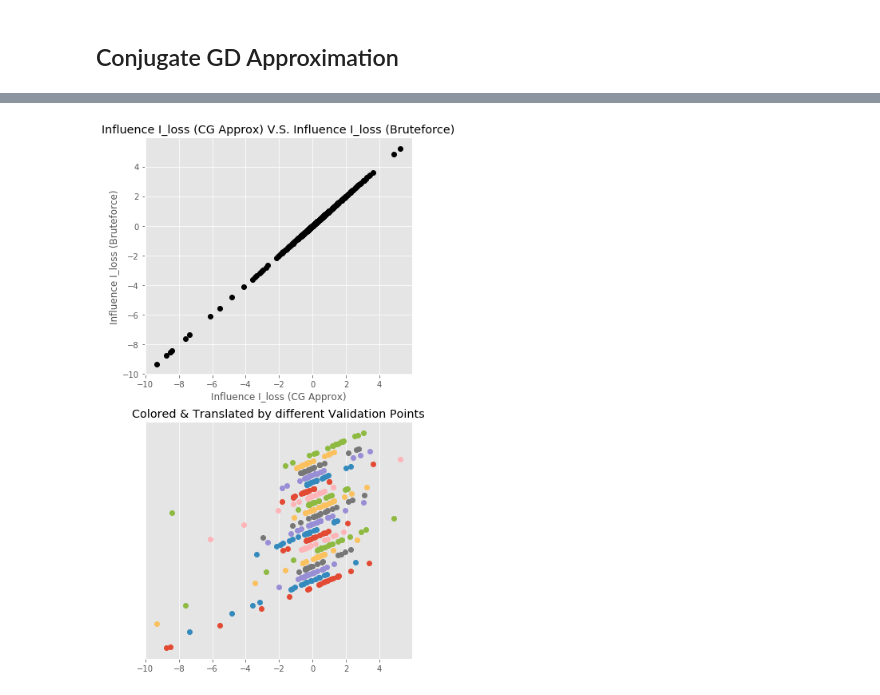
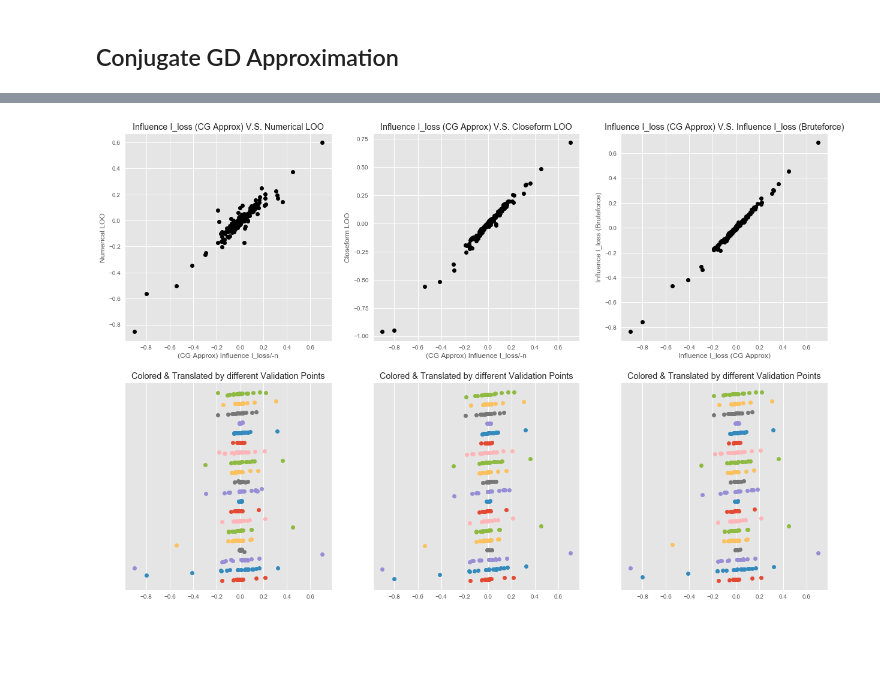
Before and after one commit to zedyang/46927-Project, a Jupyter notebook: ridge_lin_reg.ipynb, the cells around one changed output, grey strips where cells are left out. Saved outputs shown, nothing was run; the diff lists cells and outputs as text; code cells hidden in the pictures; blank space fills up the shorter version.

Commit message:
fix ridge regression

```diff
--- a/ridge_lin_reg.ipynb
+++ b/ridge_lin_reg.ipynb
@@ -150,0 +148,20 @@ for j in range(n_te):
+# %%
+def LOO_closed_form(X_tr, Y_tr, X_te, Y_te, C):
+    n_tr, p = X_tr.shape
+    n_te, _ = X_te.shape
+    ridge_loss = lambda x,y,b: (y-x.dot(b))**2 + c*b.T.dot(b)/n_tr
+    beta_hat = np.linalg.inv(
+        X_tr.T.dot(X_tr)+C*np.eye(p)).dot(X_tr.T).dot(Y_tr)
+    L_full = ridge_loss(X_te, Y_te, beta_hat)
+    loss_diff = np.zeros((n_tr, n_te))
+    for i in range(n_tr):
+        rest_indices = [idx for idx in range(n_tr) if idx!=i]
+        X_loo, Y_loo = X_tr[rest_indices, :], Y_tr[rest_indices, :]
+        beta_loo = np.linalg.inv(
+            X_loo.T.dot(X_loo)+C*np.eye(p)).dot(X_loo.T).dot(Y_loo)
+        L_loo = ridge_loss(X_te, Y_te, beta_loo)
+        loss_diff[i, :] = (L_full - L_loo).T
+    return loss_diff
+
+# closed form loo loss difference
+loo_loss_cf = LOO_closed_form(X_train, y_train, X_test, y_test, c)
@@ -175,21 +232,40 @@ Wall time: 2.24 s
 # %%
-fig, axes = plt.subplots(2, 1,figsize=(6,12))
+fig, axes = plt.subplots(2, 3 ,figsize=(21,14))
 n_tr, _ = X_train.shape
 n_te, _ = X_test.shape
 
 for j in range(n_te):
-    axes[0].plot(I_loss_cg[j,:]/(-n_tr), I_loss_bf[j,:]/(-n_tr),
+    axes[0,0].plot(I_loss_cg[j,:]/(-n_tr), I_loss_loo[j,:],
+                 'o', color='black')
+    axes[0,1].plot(I_loss_cg[j,:]/(-n_tr), loo_loss_cf[j,:],
+                 'o', color='black')
+    axes[0,2].plot(I_loss_cg[j,:]/(-n_tr), I_loss_bf[j,:]/(-n_tr),
                  'o', color='black')
 
-    axes[1].plot(I_loss_cg[j,:]/(-n_tr), I_loss_bf[j,:]/(-n_tr)+j, 'o')
+    axes[1,0].plot(I_loss_cg[j,:]/(-n_tr), I_loss_loo[j,:]+j, 'o')
+    axes[1,1].plot(I_loss_cg[j,:]/(-n_tr), loo_loss_cf[j,:]+j, 'o')
+    axes[1,2].plot(I_loss_cg[j,:]/(-n_tr), I_loss_bf[j,:]/(-n_tr)+j, 'o')
 
-axes[0].update({
+axes[0,0].update({
+    'title':'Influence I_loss (CG Approx) V.S. Numerical LOO',
+    'xlabel': '(CG Approx) Influence I_loss/-n',
+    'ylabel': 'Numerical LOO'})
+axes[0,1].update({
+    'title':'Influence I_loss (CG Approx) V.S. Closeform LOO',
+    'xlabel': '(CG Approx) Influence I_loss/-n',
+    'ylabel': 'Closeform LOO'})
+axes[0,2].update({
     'title':'Influence I_loss (CG Approx) V.S. Influence I_loss (Bruteforce)',
     'xlabel': 'Influence I_loss (CG Approx)',
     'ylabel': 'Influence I_loss (Bruteforce)'})
-
-_ = axes[1].update({
+axes[1,0].update({
     'title':'Colored & Translated by different Validation Points',
     'yticks': []})
+axes[1,1].update({
+    'title':'Colored & Translated by different Validation Points',
+    'yticks': []})
+_ = axes[1,2].update({
+    'title':'Colored & Translated by different Validation Points',
+    'yticks': []})
 # %% [output]
-[figure, old version]
+[figure, new version]
```
Also changed, not shown: parts of 11 cells of this notebook, 6 other files.
